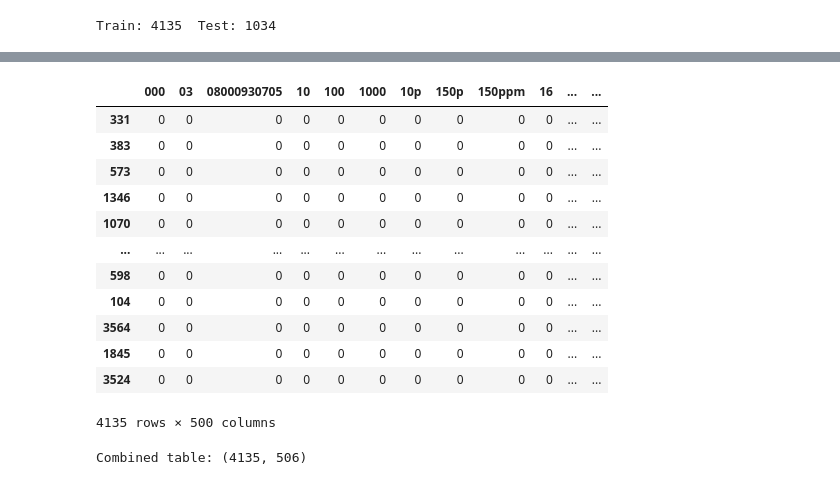
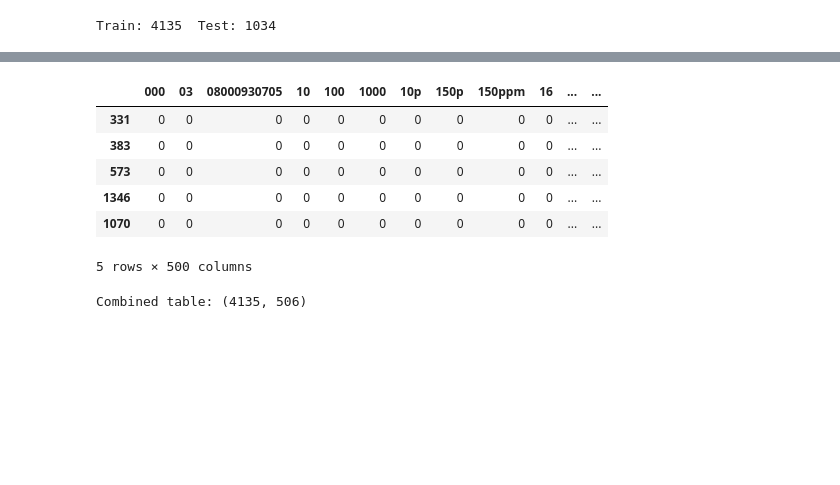
Before and after one commit to anristepanian/spam-filter-app, a Jupyter notebook: model_training/dataprep_modeling.ipynb, the cells around one changed output, grey strips where cells are left out. Cells and saved outputs as stored; diff of their text form; code cells hidden in the pictures; blank space fills up the shorter version.

Commit message:
moved model training .ipnyb files to model_training folder | comments made in the files

```diff
--- a/dataprep_modeling.ipynb
+++ b/model_training/dataprep_modeling.ipynb
@@ -81,18 +97,26 @@ Random Forest (bagging)     0.974      0.948   0.852 0.898
     AdaBoost (boosting)     0.904      0.977   0.289 0.446
     Logistic Regression     0.977      0.984   0.839 0.906
 # %%
-df = pd.read_csv("data/raw/SMSSpamCollection.csv", sep="\t", header=None, names=["label", "message"])
+# Loading the raw dataset once again for final model training with engineered features
+df = pd.read_csv("../data/raw/SMSSpamCollection.csv", sep="\t", header=None, names=["label", "message"])
 # %%
 # fixing the HTML bug found in the EDA (&lt;#&gt)
 df["message"] = df["message"].apply(html.unescape)
 # %%
+# Engineered feature correlation with label
+# creating char_len column containing length of the mail
 df["char_len"] = df["message"].str.len()
+# creating word_len column containing length of the words in the mail
 df["word_len"] = df["message"].str.split().str.len()
+# creating digit_count column containing number of digits in a mail
 df["digit_count"] = df["message"].str.count(r"\d")
+# creating exclaim column containing number of exclamation marks in a mail
 df["exclaim_count"] = df["message"].str.count("!")
+# creating currency_count column containing number of currency (£$€) marks in a mail
 df["currency_count"] = df["message"].str.count(r"[£$€]")
+# creating capital_ratio column containing percentage of capital letters in a mail
 df["capital_ratio"] = df["message"].apply(
-    lambda x: sum(i.isupper() for i in x) / max(sum(i.isalpha() for i in x), 1)
+    lambda x: sum(1 for i in x if i.isupper()) / max(sum(1 for i in x if i.isalpha()), 1)
 )
 engineered_cols = ["char_len", "word_len", "digit_count", "exclaim_count", "currency_count", "capital_ratio"]
 # %%
@@ -155,21 +173,15 @@ X_test_words = pd.DataFrame(
     columns=vectorizer.get_feature_names_out(), index=X_test_engraw.index
 )
 # %%
-X_train_words
+X_train_words.head(5)
 # %% [output]
 |  | 000 | 03 | 08000930705 | 10 | 100 | 1000 | 10p | 150p | 150ppm | 16 | ... | ... |
 | 331 | 0 | 0 | 0 | 0 | 0 | 0 | 0 | 0 | 0 | 0 | ... | ... |
 | 383 | 0 | 0 | 0 | 0 | 0 | 0 | 0 | 0 | 0 | 0 | ... | ... |
 | 573 | 0 | 0 | 0 | 0 | 0 | 0 | 0 | 0 | 0 | 0 | ... | ... |
 | 1346 | 0 | 0 | 0 | 0 | 0 | 0 | 0 | 0 | 0 | 0 | ... | ... |
 | 1070 | 0 | 0 | 0 | 0 | 0 | 0 | 0 | 0 | 0 | 0 | ... | ... |
-| ... | ... | ... | ... | ... | ... | ... | ... | ... | ... | ... | ... | ... |
-| 598 | 0 | 0 | 0 | 0 | 0 | 0 | 0 | 0 | 0 | 0 | ... | ... |
-| 104 | 0 | 0 | 0 | 0 | 0 | 0 | 0 | 0 | 0 | 0 | ... | ... |
-| 3564 | 0 | 0 | 0 | 0 | 0 | 0 | 0 | 0 | 0 | 0 | ... | ... |
-| 1845 | 0 | 0 | 0 | 0 | 0 | 0 | 0 | 0 | 0 | 0 | ... | ... |
-| 3524 | 0 | 0 | 0 | 0 | 0 | 0 | 0 | 0 | 0 | 0 | ... | ... |
-4135 rows × 500 columns
+5 rows × 500 columns
 # %%
 # combining word counts and engineered features into one table
 X_train = pd.concat([X_train_words, X_train_engraw[engineered_cols]], axis=1)
```
Also changed, not shown: parts of 13 cells of this notebook, 9 other files.
